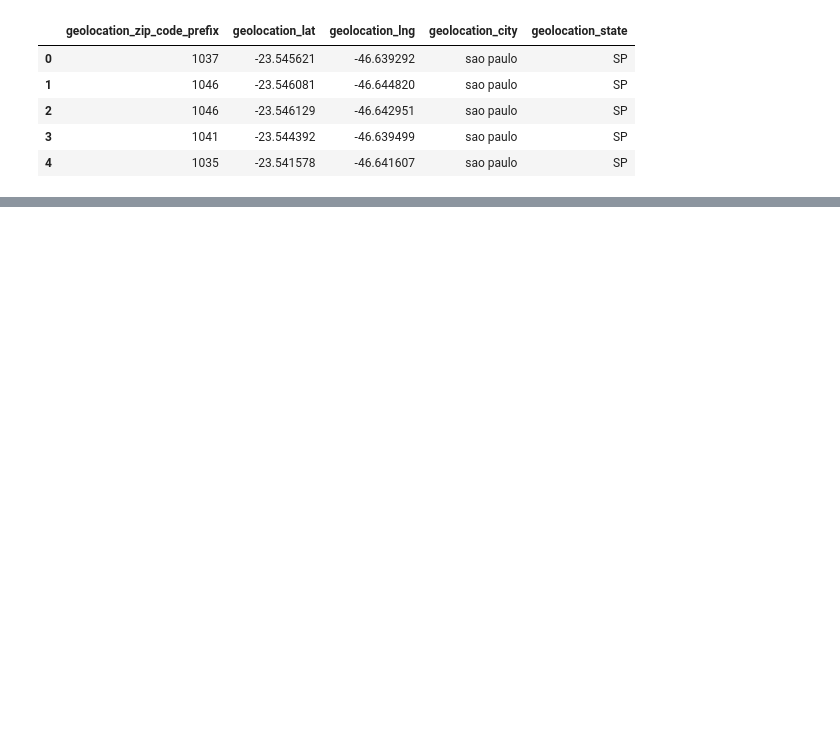
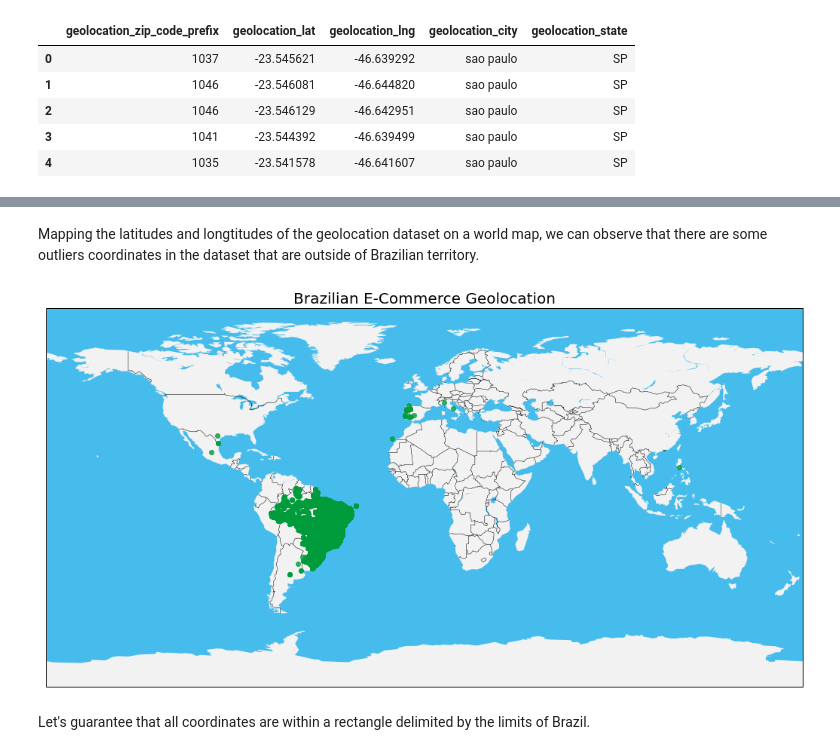
Before and after one commit to NoahPlage/Olist-Business-Analysis, a Jupyter notebook: olist-notebook.ipynb, the cells around one changed output, grey strips where cells are left out. Saved outputs shown, nothing was run; the diff lists cells and outputs as text; code cells hidden in the pictures; blank space fills up the shorter version.

```diff
--- a/olist-notebook.ipynb
+++ b/olist-notebook.ipynb
@@ -432,0 +175,26 @@ df_comments.head()
+# %% [markdown]
+Mapping the latitudes and longtitudes of the geolocation dataset on a world map, we can observe that there are some outliers coordinates in the dataset that are outside of Brazilian territory.
+# %%
+lat = geo_df['geolocation_lat']
+lon = geo_df['geolocation_lng']
+
+plt.figure(figsize=(18,18))
+
+m = Basemap()
+# draw a boundary around the map, fill the background.
+# this background will end up being the ocean color, since
+# the continents will be drawn on top.
+m.drawmapboundary(fill_color='#46bcec')
+# fill continents, set lake color same as ocean color.
+m.fillcontinents(color='#f2f2f2', lake_color='#46bcec')
+# draw country boundaries
+m.drawcountries()
+# draw points with markers
+m.scatter(lon, lat,zorder=10, alpha=0.8, color='#009c3b')
+# setting a title and font size
+plt.title(label='Brazilian E-Commerce Geolocation', fontsize=20)
+plt.show()
+# %% [output]
+[figure, added]
+# %% [markdown]
+Let's guarantee that all coordinates are within a rectangle delimited by the limits of Brazil.
```
Also changed, not shown: parts of 103 cells of this notebook.
